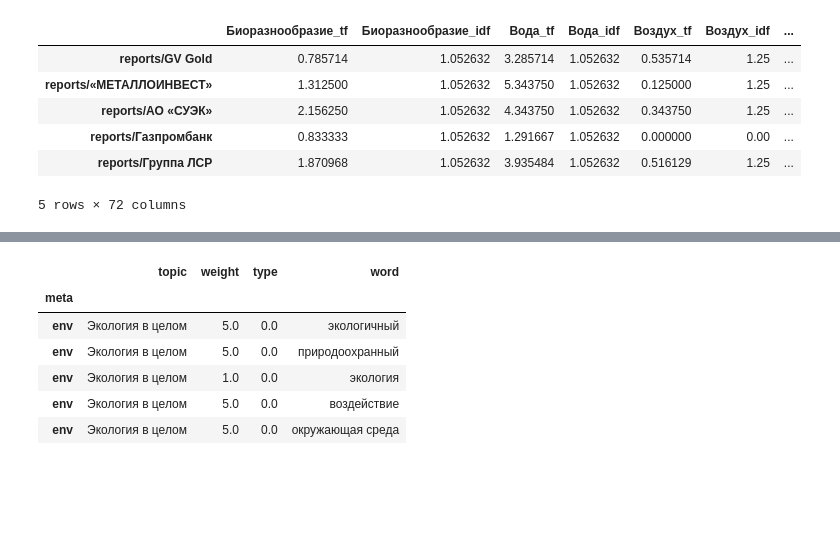
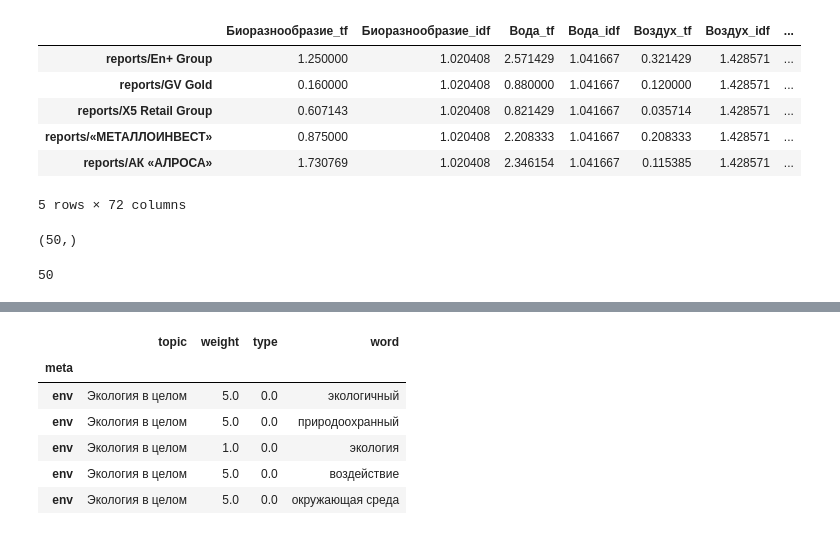
Before and after one commit to tarasovEgor/ESG_Reports, a Jupyter notebook: workflow/workflow.ipynb, the cells around one changed output, grey strips where cells are left out. Saved outputs shown, nothing was run; the diff lists cells and outputs as text; code cells hidden in the pictures; blank space fills up the shorter version.

```diff
--- a/workflow/workflow.ipynb
+++ b/workflow/workflow.ipynb
@@ -43,17 +43,26 @@ for idx, (company, report_topics, count) in reports.iterrows():
     tfidf_company[company][report_topics + "_idf"] = total_companies / count_topics[report_topics]
 # %%
 tfidf_company = pd.DataFrame(tfidf_company).T.fillna(0)
+tfidf_company.to_csv("tfidf_company.csv")
 tfidf_company.head()
 # %% [output]
 |  | Биоразнообразие_tf | Биоразнообразие_idf | Вода_tf | Вода_idf | Воздух_tf | Воздух_idf | ... |
-| reports/GV Gold | 0.785714 | 1.052632 | 3.285714 | 1.052632 | 0.535714 | 1.25 | ... |
-| reports/«МЕТАЛЛОИНВЕСТ» | 1.312500 | 1.052632 | 5.343750 | 1.052632 | 0.125000 | 1.25 | ... |
-| reports/АО «СУЭК» | 2.156250 | 1.052632 | 4.343750 | 1.052632 | 0.343750 | 1.25 | ... |
-| reports/Газпромбанк | 0.833333 | 1.052632 | 1.291667 | 1.052632 | 0.000000 | 0.00 | ... |
-| reports/Группа ЛСР | 1.870968 | 1.052632 | 3.935484 | 1.052632 | 0.516129 | 1.25 | ... |
+| reports/En+ Group | 1.250000 | 1.020408 | 2.571429 | 1.041667 | 0.321429 | 1.428571 | ... |
+| reports/GV Gold | 0.160000 | 1.020408 | 0.880000 | 1.041667 | 0.120000 | 1.428571 | ... |
+| reports/X5 Retail Group | 0.607143 | 1.020408 | 0.821429 | 1.041667 | 0.035714 | 1.428571 | ... |
+| reports/«МЕТАЛЛОИНВЕСТ» | 0.875000 | 1.020408 | 2.208333 | 1.041667 | 0.208333 | 1.428571 | ... |
+| reports/АК «АЛРОСА» | 1.730769 | 1.020408 | 2.346154 | 1.041667 | 0.115385 | 1.428571 | ... |
 5 rows × 72 columns
 # %%
 df.fillna("безтемы").groupby(["company", "max_topic_exp"])["year"].count().to_csv("test.csv")
+# %%
+df.fillna("безтемы").groupby(["company"])["year"].count().shape
+# %% [output]
+(50,)
+# %%
+df["company"].nunique()
+# %% [output]
+50
 # %%
 tfidf_company.reset_index(inplace=True)
 tfidf_company["index"] = tfidf_company["index"].str.split("/").str[1]
```
Also changed, not shown: parts of 10 cells of this notebook, 2 other files.
